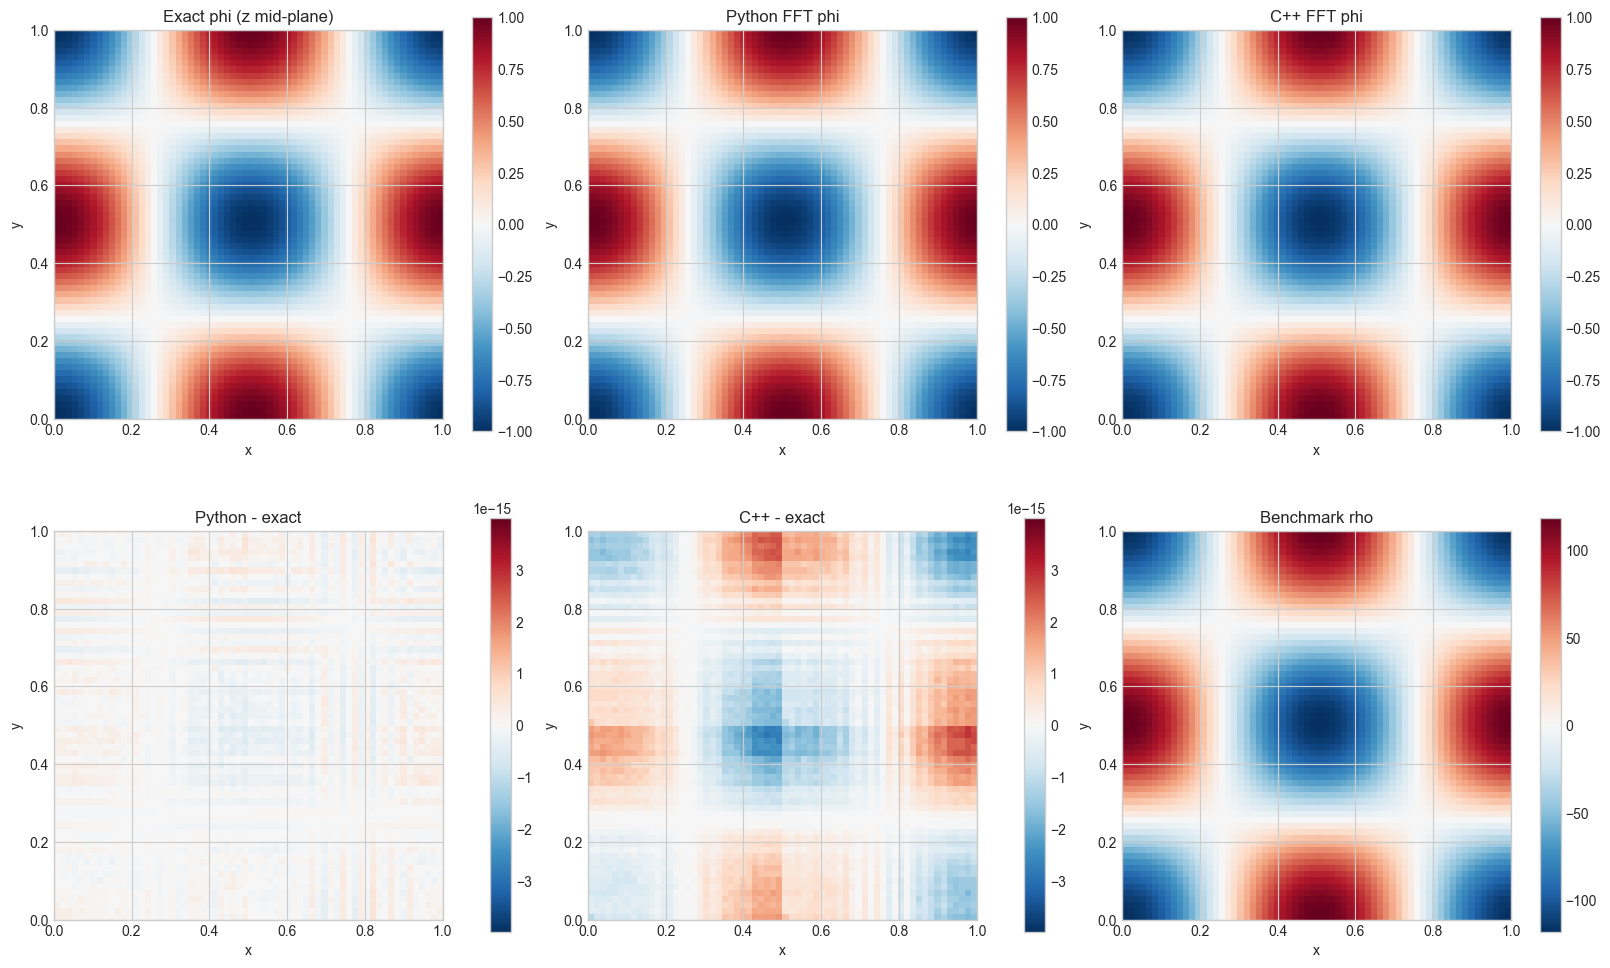
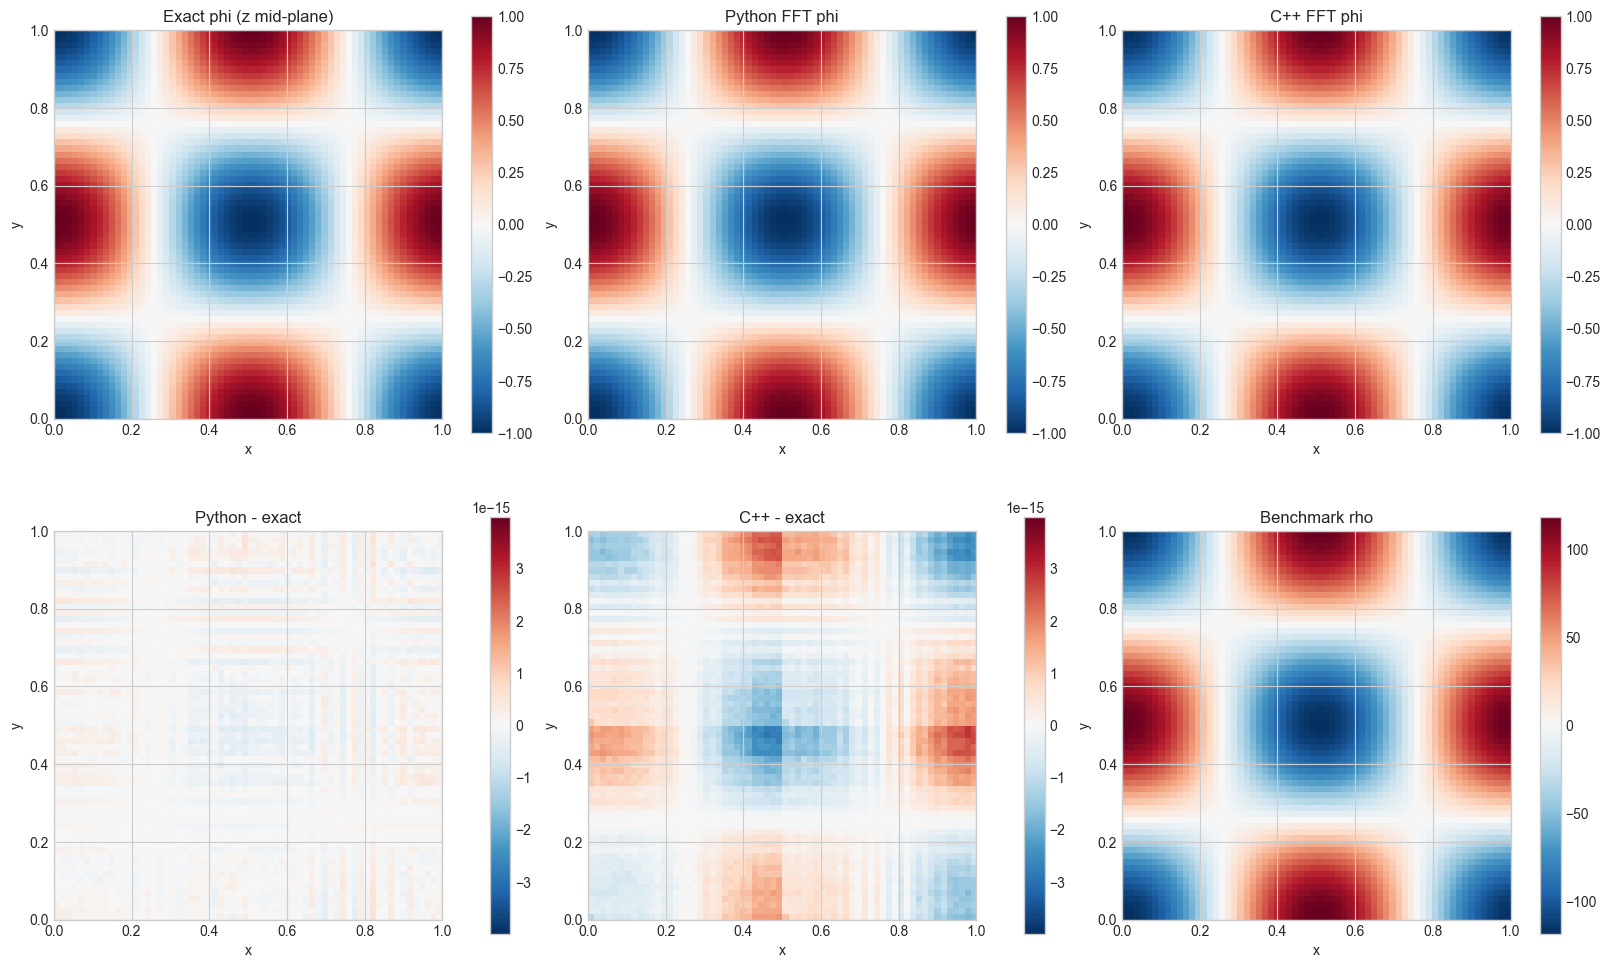
Unified diff of the notebook cell whose output changed from the first chart to the second:
--- before
+++ after
@@ -25,5 +25,5 @@
     ax.set_ylabel("y")
     plt.colorbar(im, ax=ax, shrink=0.85)
-
+plt.savefig("/Users/dajuarez4/Computational-Electrodynamics-/codes/plots/benchmark_comparison_py_c++.png")
 plt.show()
 
@@ -47,4 +47,4 @@
         ax.set_ylabel("y")
         plt.colorbar(im, ax=ax, shrink=0.85)
-
-    plt.show()
+plt.savefig("/Users/dajuarez4/Computational-Electrodynamics-/codes/plots/benchmark_comparison_amrex .png")
+plt.show()

Commit: new notebooks